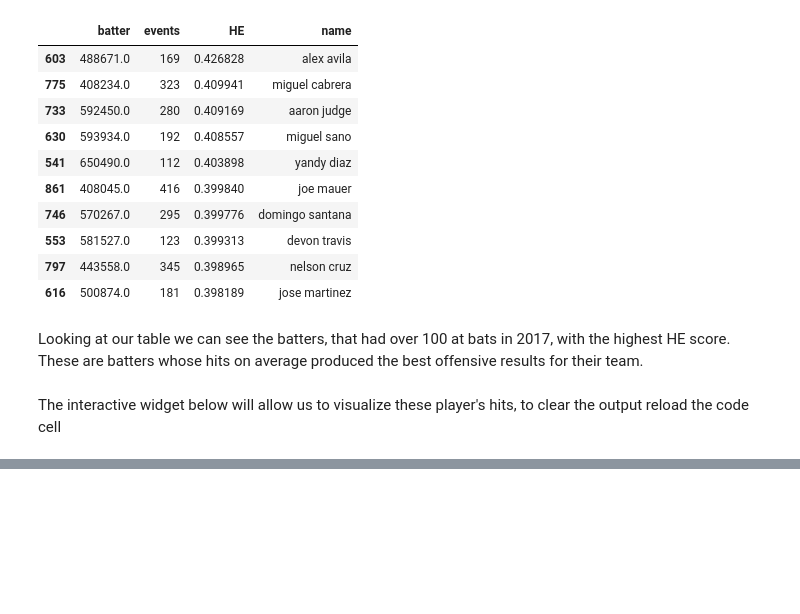
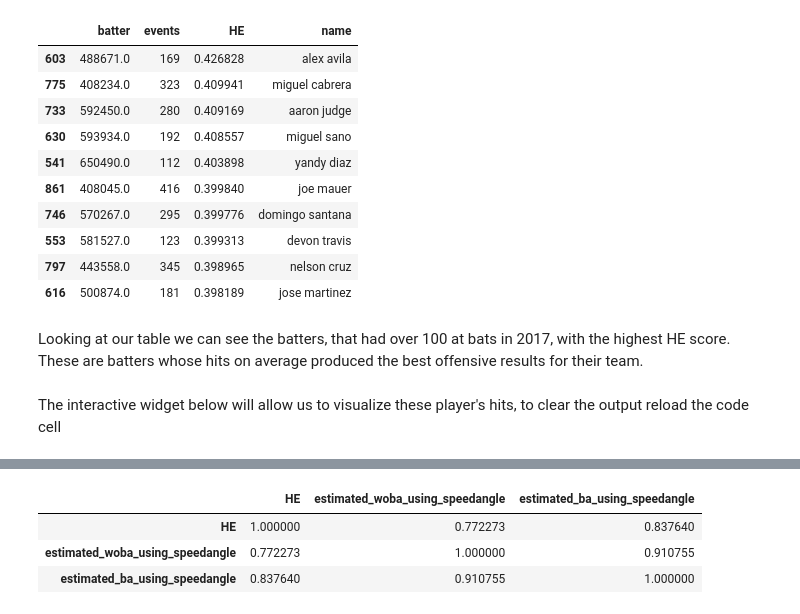
Before and after one commit to Michael-Hering/CSCI4831-Final, a Jupyter notebook: Final.ipynb, the cells around one changed output, grey strips where cells are left out. Saved outputs shown, nothing was run; the diff lists cells and outputs as text; code cells hidden in the pictures; blank space fills up the shorter version.

```diff
--- a/Final.ipynb
+++ b/Final.ipynb
@@ -241,0 +243,10 @@ VBox(children=(Dropdown(description='Batter:', options=('alex avila', 'miguel ca
+# %%
+d = rawData.copy()
+d['HE'] = (Af(d['launch_angle']) + Sf(d['launch_speed'])) / 2
+corrD = d[['HE', 'estimated_woba_using_speedangle', 'estimated_ba_using_speedangle']]
+(corrD).corr()
+# %% [output]
+|  | HE | estimated_woba_using_speedangle | estimated_ba_using_speedangle |
+| HE | 1.000000 | 0.772273 | 0.837640 |
+| estimated_woba_using_speedangle | 0.772273 | 1.000000 | 0.910755 |
+| estimated_ba_using_speedangle | 0.837640 | 0.910755 | 1.000000 |
```
Also changed, not shown: parts of 4 cells of this notebook, 1 other file.
